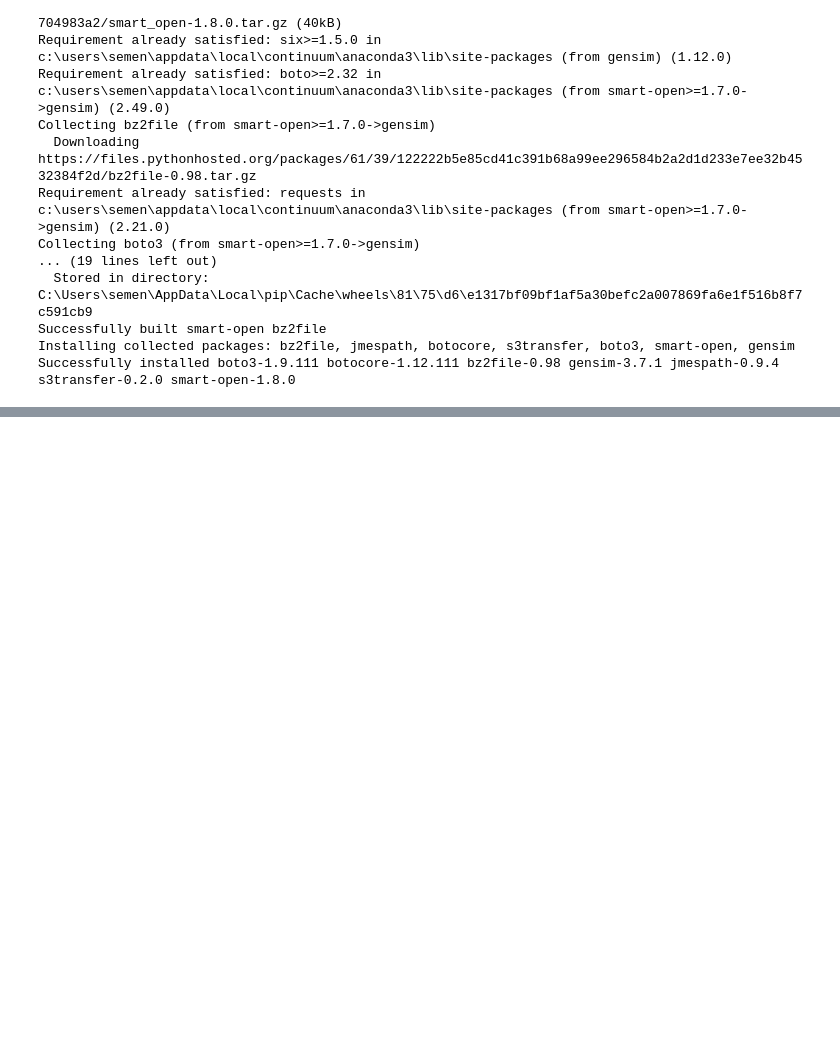
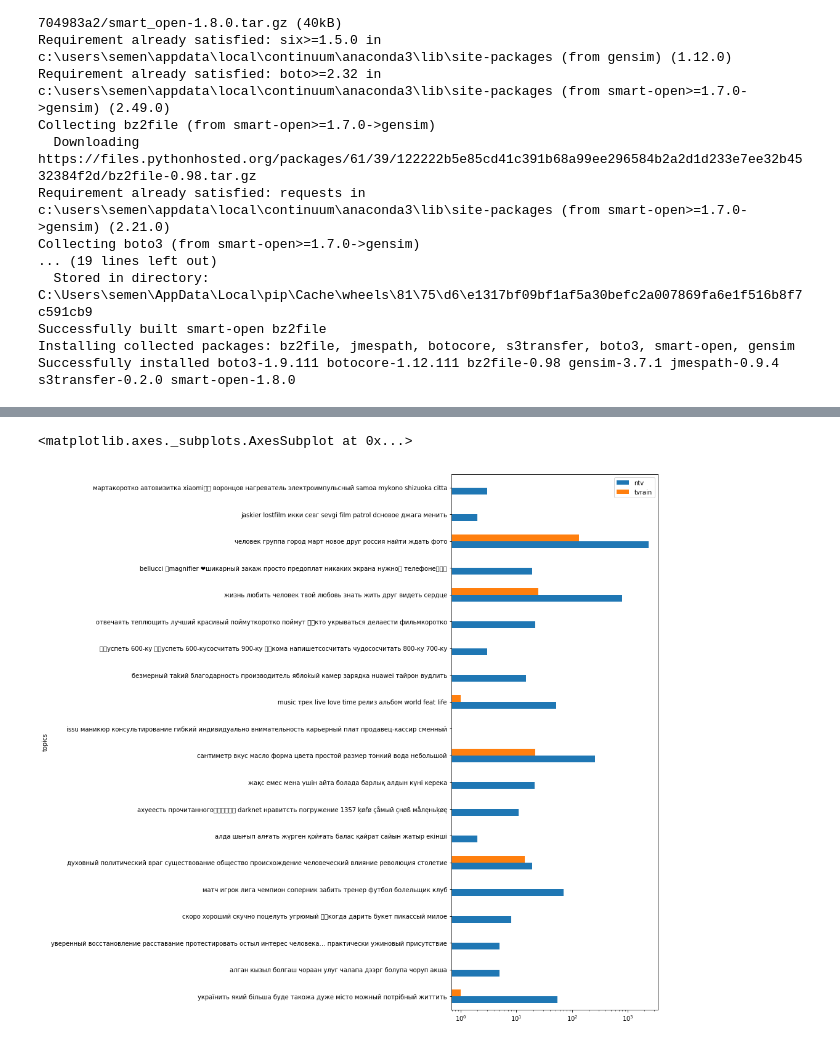
Before and after one commit to dsemen/netology, a Jupyter notebook: HW_ntv_vs_rain.ipynb, the cells around one changed output, grey strips where cells are left out. Cells and saved outputs as stored; diff of their text form; code cells hidden in the pictures; blank space fills up the shorter version.

```diff
--- a/HW_ntv_vs_rain.ipynb
+++ b/HW_ntv_vs_rain.ipynb
@@ -532,0 +553,14 @@ data_sum_count.sort_values(by='delta')[['uids_only_ntv','uids_only_tvrain','uids
+# %%
+ntv_uids_set = set(ntv_uids_sample)
+tvrain_uids_set = set(tvrain_uids_sample)
+# %%
+ntv_users_topic_count = {key: 0 for key in range(20)}
+n = len(ntv_uids_set)
+for user_data in final_data:
+    uid = user_data['uid']
+    if uid in ntv_uids_set:
+        for i, group in enumerate(user_data['items']):
+            group_topic = group_relevant_topic[group]
+            ntv_users_topic_count[group_topic] = ntv_users_topic_count[group_topic] + 5 - i
+for k, v in ntv_users_topic_count.items():
+    ntv_users_topic_count[k] = np.round(v/n, 5)
@@ -532,0 +592,11 @@ data_sum_count.sort_values(by='delta')[['uids_only_ntv','uids_only_tvrain','uids
+# %%
+tvrain_users_topic_count = {key: 0 for key in range(20)}
+n = len(tvrain_uids_set)
+for user_data in final_data:
+    uid = user_data['uid']
+    if uid in tvrain_uids_set:
+        for i, group in enumerate(user_data['items']):
+            group_topic = group_relevant_topic[group]
+            tvrain_users_topic_count[group_topic] = tvrain_users_topic_count[group_topic] + 5 - i
+for k, v in tvrain_users_topic_count.items():
+    tvrain_users_topic_count[k] = np.round(v/n, 5)
@@ -532,0 +628,5 @@ data_sum_count.sort_values(by='delta')[['uids_only_ntv','uids_only_tvrain','uids
+# %%
+topics_dict = {}
+for i in range(20):
+    terms = justlda.get_topic_terms(i)
+    topics_dict[i] = ' '.join(map(lambda x: mycorp.dictionary.get(x[0]), terms))
@@ -532,0 +656,7 @@ data_sum_count.sort_values(by='delta')[['uids_only_ntv','uids_only_tvrain','uids
+# %%
+ntv_vs_tvrain_df = pd.DataFrame([topics_dict, ntv_users_topic_count, tvrain_users_topic_count]).T
+ntv_vs_tvrain_df.columns = ['topics', 'ntv', 'tvrain']
+ntv_vs_tvrain_df.plot(x = 'topics', y=['ntv', 'tvrain'], kind='barh', logx=True, figsize=(6,16))
+# %% [output]
+<matplotlib.axes._subplots.AxesSubplot at 0x...>
+[figure, added]
```
Also changed, not shown: parts of 32 cells of this notebook.
